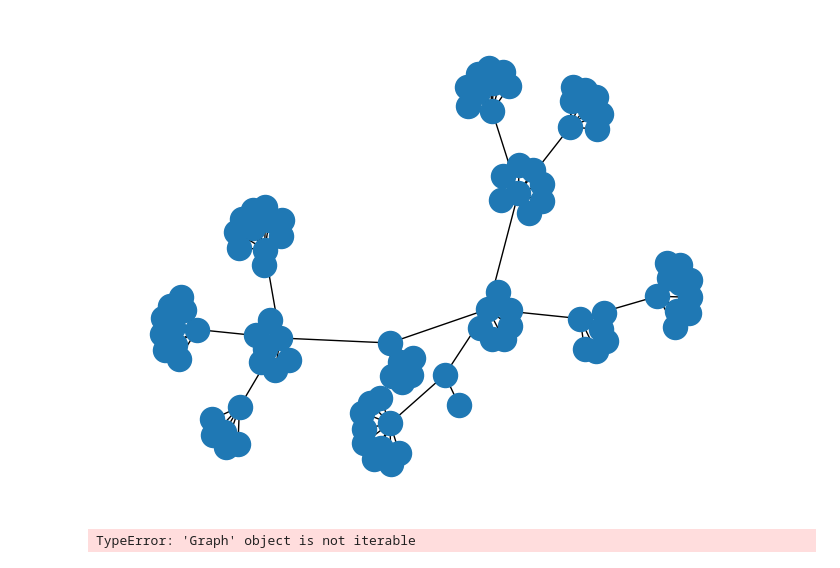
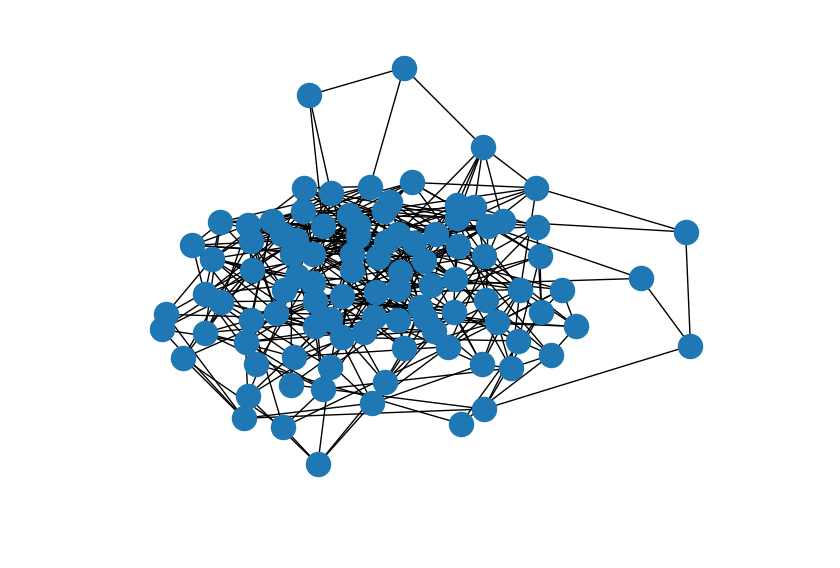
Before and after one commit to jhuangpsu/cse565_proj, a Jupyter notebook: python/demo.ipynb, the cells around one changed output. Saved outputs shown, nothing was run; the diff lists cells and outputs as text; code cells hidden in the pictures.

Commit message:
generate hard1.in and hard1.out

```diff
--- a/python/demo.ipynb
+++ b/python/demo.ipynb
@@ -6,6 +6,3 @@ from constants import *
 from collections import deque
 from input_output import *
 from random import shuffle, randint
-# %%
-construction_type = RANDOM
-leafy_tree, hard_graph = create_hard_tree_and_graph(construction_type)
@@ -15,0 +9,18 @@ leafy_tree
+# %%
+construction_type_1 = CONSTANT    # branch factor = 4, leaf factor = 5
+construction_type_2 = RANDOM
+graphs = []
+trees = []
+'''
+for i in range(5):
+          if i < 3:
+                    leafy_tree, hard_graph = create_hard_tree_and_graph(construction_type_1)
+          else:
+                    leafy_tree, hard_graph = create_hard_tree_and_graph(construction_type_2)
+          graphs.append(hard_graph)
+          trees.append(leafy_tree)
+'''
+for i in range(5):
+          leafy_tree, hard_graph = create_hard_tree_and_graph(construction_type_2)
+          graphs.append(hard_graph)
+          trees.append(leafy_tree)
@@ -16,9 +37,4 @@ leafy_tree
 # %%
-plot_graph(leafy_tree)
+plot_graph(hard_graph)
 # %% [output]
-[figure, old version]
+[figure, new version]
-# %%
-file_name = 'demo.txt'
-output_graphs_to_new_file(leafy_tree, file_name)
-# %% [output]
-TypeError: 'Graph' object is not iterable
```
Also changed, not shown: parts of 4 cells of this notebook, 4 other files.
